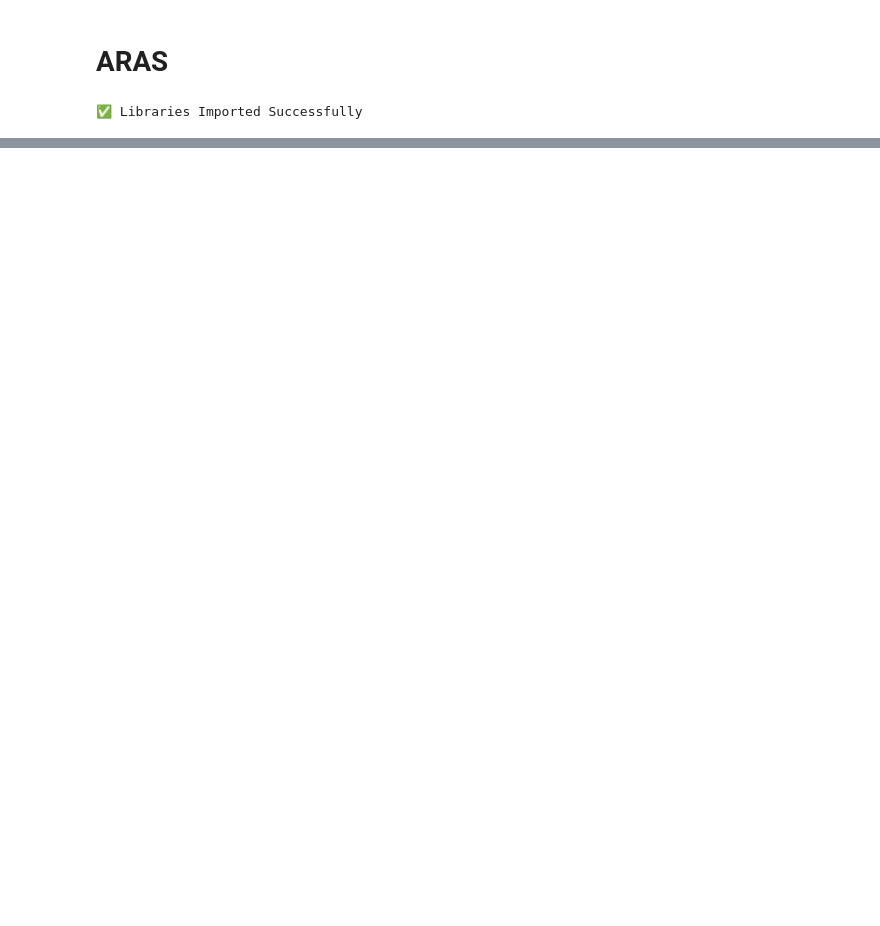
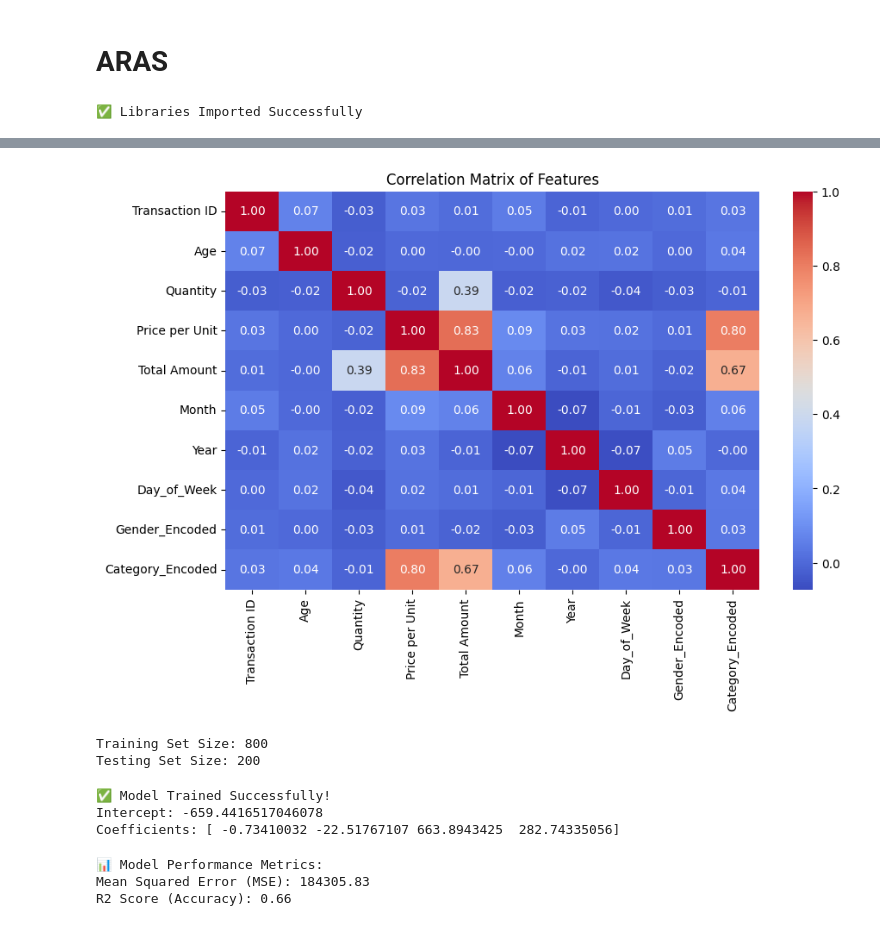
Before and after one commit to tsdmraras/Decision_supporting_systems, a Jupyter notebook: notebooks/1_Linear_Regression.ipynb, the cells around one changed output, grey strips where cells are left out. Cells and saved outputs as stored; diff of their text form; code cells hidden in the pictures; blank space fills up the shorter version.

Commit message:
time_series and regression

```diff
--- a/notebooks/1_Linear_Regression.ipynb
+++ b/notebooks/1_Linear_Regression.ipynb
@@ -38,0 +39,55 @@ else:
+# %%
+# Correlation Matrix
+plt.figure(figsize=(10, 6))
+# Sadece sayısal sütunları seçelim
+numeric_df = df.select_dtypes(include=[np.number])
+sns.heatmap(numeric_df.corr(), annot=True, cmap='coolwarm', fmt=".2f")
+plt.title("Correlation Matrix of Features")
+plt.show()
+# %% [output]
+[figure, added]
+# %%
+# 1. Define Features (X) and Target (y)
+# Features: Age, Gender_Encoded, Category_Encoded, Quantity
+X = df[['Age', 'Gender_Encoded', 'Category_Encoded', 'Quantity']]
+
+# Target: Total Amount
+y = df['Total Amount']
+
+# 2. Split into Training and Testing Sets (80% Train, 20% Test)
+X_train, X_test, y_train, y_test = train_test_split(X, y, test_size=0.2, random_state=42)
+
+print(f"Training Set Size: {X_train.shape[0]}")
+print(f"Testing Set Size: {X_test.shape[0]}")
+# %% [output]
+Training Set Size: 800
+Testing Set Size: 200
+# %%
+# Initialize the Linear Regression Model
+model = LinearRegression()
+
+# Train the model
+model.fit(X_train, y_train)
+
+print("✅ Model Trained Successfully!")
+print(f"Intercept: {model.intercept_}")
+print(f"Coefficients: {model.coef_}")
+# %% [output]
+✅ Model Trained Successfully!
+Intercept: -659.4416517046078
+Coefficients: [ -0.73410032 -22.51767107 663.8943425  282.74335056]
+# %%
+# Make predictions on the test set
+y_pred = model.predict(X_test)
+
+# Calculate Metrics
+mse = mean_squared_error(y_test, y_pred)
+r2 = r2_score(y_test, y_pred)
+
+print("📊 Model Performance Metrics:")
+print(f"Mean Squared Error (MSE): {mse:.2f}")
+print(f"R2 Score (Accuracy): {r2:.2f}")
+# %% [output]
+📊 Model Performance Metrics:
+Mean Squared Error (MSE): 184305.83
+R2 Score (Accuracy): 0.66
```
Also changed, not shown: parts of 3 cells of this notebook, 1 other file.
